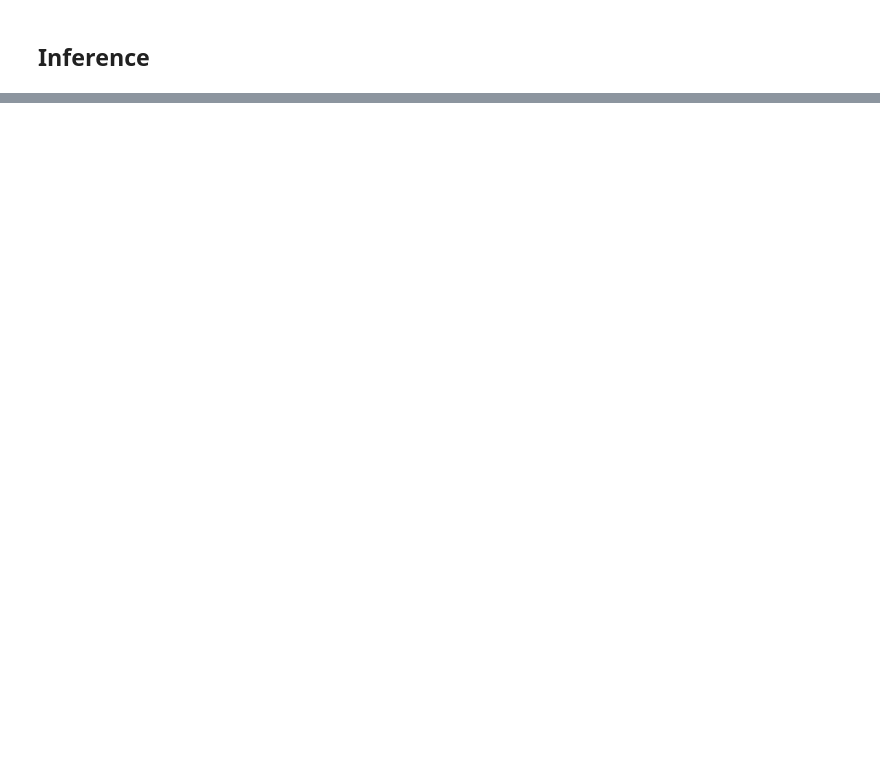
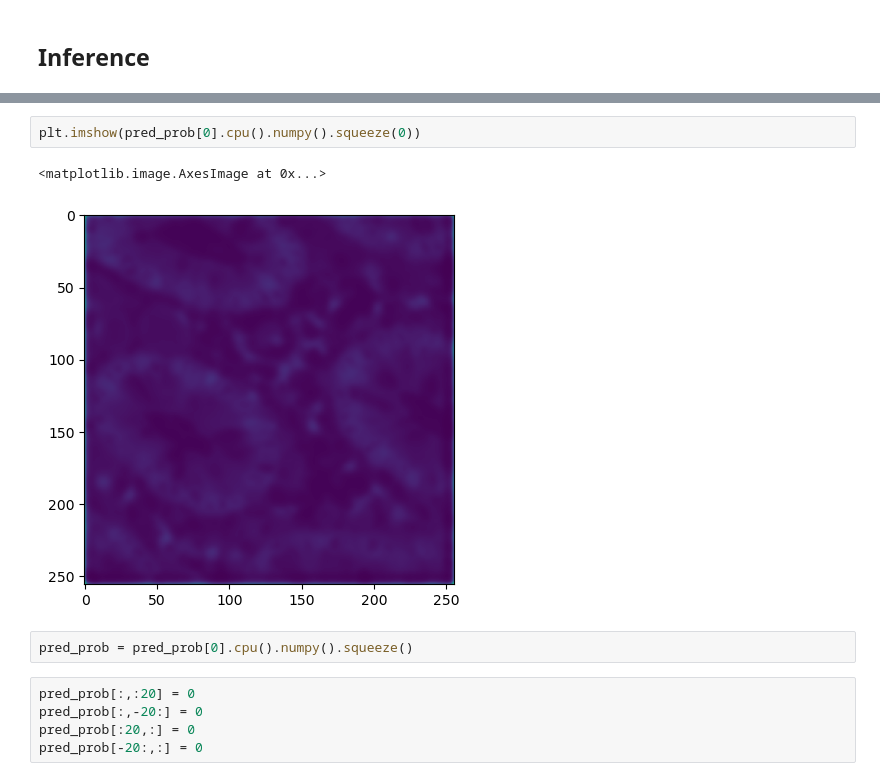
Before and after one commit to NischalSuresh/StarDist-Lizard, a Jupyter notebook: main.ipynb, the cells around one changed output, grey strips where cells are left out. Cells and saved outputs as stored; diff of their text form; blank space fills up the shorter version.

```diff
--- a/main.ipynb
+++ b/main.ipynb
@@ -207,0 +203,12 @@ torch.save(model.state_dict(), './output/weights/model.pth')
+# %%
+plt.imshow(pred_prob[0].cpu().numpy().squeeze(0))
+# %% [output]
+<matplotlib.image.AxesImage at 0x...>
+[figure, added]
+# %%
+pred_prob = pred_prob[0].cpu().numpy().squeeze()
+# %%
+pred_prob[:,:20] = 0
+pred_prob[:,-20:] = 0
+pred_prob[:20,:] = 0
+pred_prob[-20:,:] = 0
```
Also changed, not shown: parts of 22 cells of this notebook, 3 other files.
